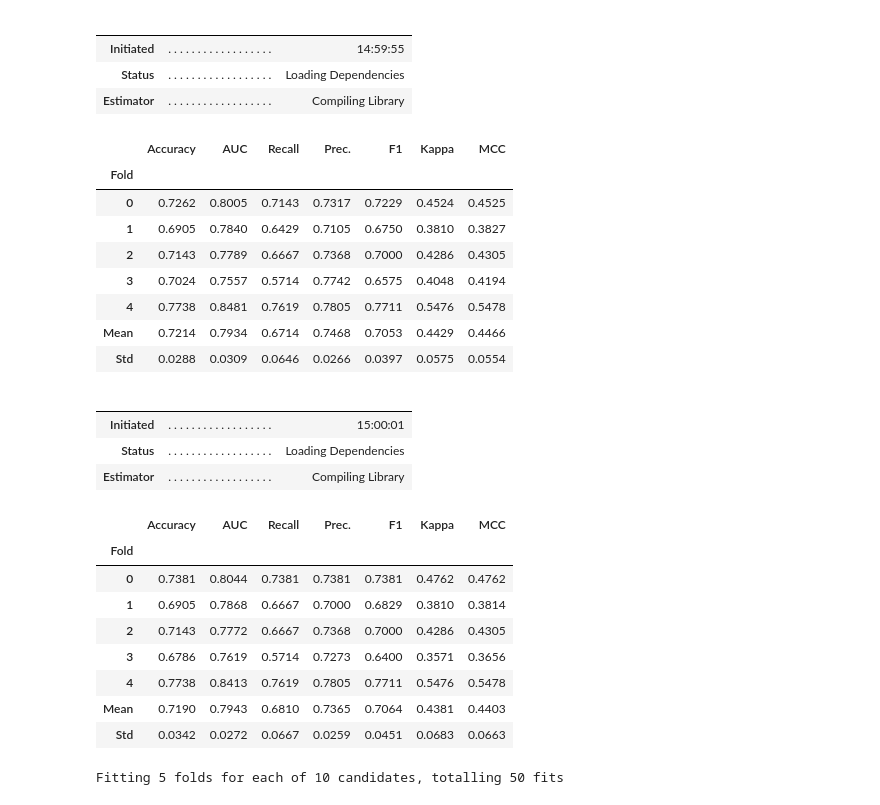
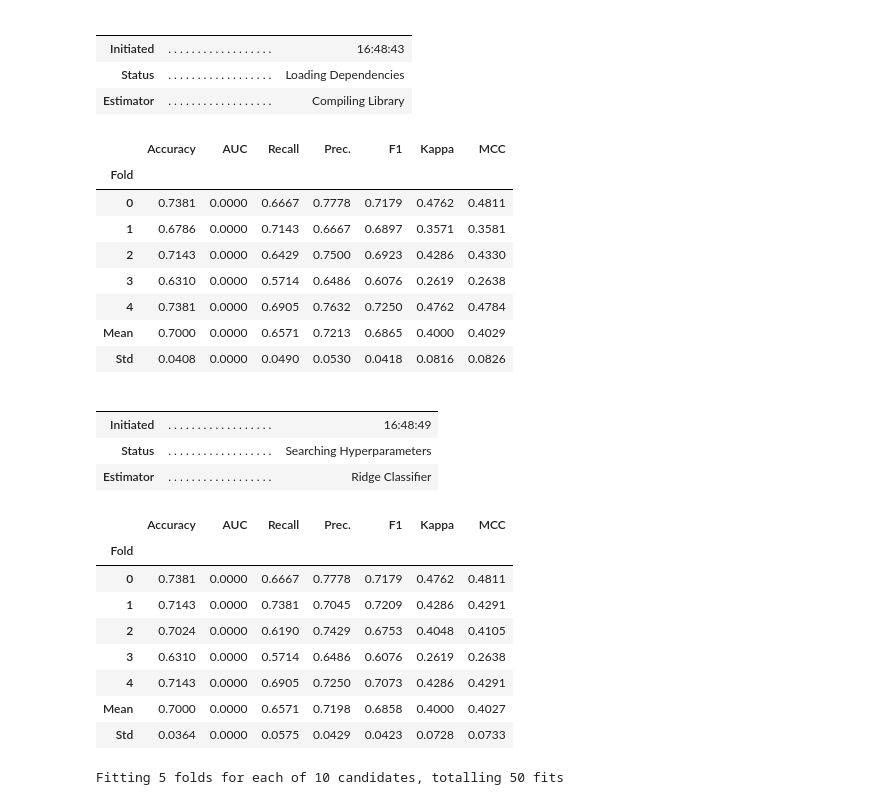
Before and after one commit to abilcode/satria-data-23, a Jupyter notebook: iter2.ipynb, the cells around one changed output. Saved outputs shown, nothing was run; the diff lists cells and outputs as text; code cells hidden in the pictures.

```diff
--- a/iter2.ipynb
+++ b/iter2.ipynb
@@ -1,5 +1,6 @@
 # %%
 import pandas as pd
+pd.set_option('display.max_columns', 100)
 import numpy as np
 import matplotlib.pyplot as plt
 import seaborn as sns
@@ -68,34 +100,34 @@ exp_name
 <pycaret.classification.oop.ClassificationExperiment at 0x...>
 # %%
-lr = create_model('lr')
+lr = create_model('ridge')
 tuned_lr = tune_model(lr)
 # %% [output]
 |  |  |  |
 |  |  |  |
-| Initiated | . . . . . . . . . . . . . . . . . . | 14:59:55 |
+| Initiated | . . . . . . . . . . . . . . . . . . | 16:48:43 |
 | Status | . . . . . . . . . . . . . . . . . . | Loading Dependencies |
 | Estimator | . . . . . . . . . . . . . . . . . . | Compiling Library |
 |  | Accuracy | AUC | Recall | Prec. | F1 | Kappa | MCC |
 | Fold |  |  |  |  |  |  |  |
-| 0 | 0.7262 | 0.8005 | 0.7143 | 0.7317 | 0.7229 | 0.4524 | 0.4525 |
-| 1 | 0.6905 | 0.7840 | 0.6429 | 0.7105 | 0.6750 | 0.3810 | 0.3827 |
-| 2 | 0.7143 | 0.7789 | 0.6667 | 0.7368 | 0.7000 | 0.4286 | 0.4305 |
-| 3 | 0.7024 | 0.7557 | 0.5714 | 0.7742 | 0.6575 | 0.4048 | 0.4194 |
-| 4 | 0.7738 | 0.8481 | 0.7619 | 0.7805 | 0.7711 | 0.5476 | 0.5478 |
-| Mean | 0.7214 | 0.7934 | 0.6714 | 0.7468 | 0.7053 | 0.4429 | 0.4466 |
-| Std | 0.0288 | 0.0309 | 0.0646 | 0.0266 | 0.0397 | 0.0575 | 0.0554 |
+| 0 | 0.7381 | 0.0000 | 0.6667 | 0.7778 | 0.7179 | 0.4762 | 0.4811 |
+| 1 | 0.6786 | 0.0000 | 0.7143 | 0.6667 | 0.6897 | 0.3571 | 0.3581 |
+| 2 | 0.7143 | 0.0000 | 0.6429 | 0.7500 | 0.6923 | 0.4286 | 0.4330 |
+| 3 | 0.6310 | 0.0000 | 0.5714 | 0.6486 | 0.6076 | 0.2619 | 0.2638 |
+| 4 | 0.7381 | 0.0000 | 0.6905 | 0.7632 | 0.7250 | 0.4762 | 0.4784 |
+| Mean | 0.7000 | 0.0000 | 0.6571 | 0.7213 | 0.6865 | 0.4000 | 0.4029 |
+| Std | 0.0408 | 0.0000 | 0.0490 | 0.0530 | 0.0418 | 0.0816 | 0.0826 |
 |  |  |  |
 |  |  |  |
-| Initiated | . . . . . . . . . . . . . . . . . . | 15:00:01 |
-| Status | . . . . . . . . . . . . . . . . . . | Loading Dependencies |
-| Estimator | . . . . . . . . . . . . . . . . . . | Compiling Library |
+| Initiated | . . . . . . . . . . . . . . . . . . | 16:48:49 |
+| Status | . . . . . . . . . . . . . . . . . . | Searching Hyperparameters |
+| Estimator | . . . . . . . . . . . . . . . . . . | Ridge Classifier |
 |  | Accuracy | AUC | Recall | Prec. | F1 | Kappa | MCC |
 | Fold |  |  |  |  |  |  |  |
-| 0 | 0.7381 | 0.8044 | 0.7381 | 0.7381 | 0.7381 | 0.4762 | 0.4762 |
-| 1 | 0.6905 | 0.7868 | 0.6667 | 0.7000 | 0.6829 | 0.3810 | 0.3814 |
-| 2 | 0.7143 | 0.7772 | 0.6667 | 0.7368 | 0.7000 | 0.4286 | 0.4305 |
-| 3 | 0.6786 | 0.7619 | 0.5714 | 0.7273 | 0.6400 | 0.3571 | 0.3656 |
-| 4 | 0.7738 | 0.8413 | 0.7619 | 0.7805 | 0.7711 | 0.5476 | 0.5478 |
-| Mean | 0.7190 | 0.7943 | 0.6810 | 0.7365 | 0.7064 | 0.4381 | 0.4403 |
-| Std | 0.0342 | 0.0272 | 0.0667 | 0.0259 | 0.0451 | 0.0683 | 0.0663 |
+| 0 | 0.7381 | 0.0000 | 0.6667 | 0.7778 | 0.7179 | 0.4762 | 0.4811 |
+| 1 | 0.7143 | 0.0000 | 0.7381 | 0.7045 | 0.7209 | 0.4286 | 0.4291 |
+| 2 | 0.7024 | 0.0000 | 0.6190 | 0.7429 | 0.6753 | 0.4048 | 0.4105 |
+| 3 | 0.6310 | 0.0000 | 0.5714 | 0.6486 | 0.6076 | 0.2619 | 0.2638 |
+| 4 | 0.7143 | 0.0000 | 0.6905 | 0.7250 | 0.7073 | 0.4286 | 0.4291 |
+| Mean | 0.7000 | 0.0000 | 0.6571 | 0.7198 | 0.6858 | 0.4000 | 0.4027 |
+| Std | 0.0364 | 0.0000 | 0.0575 | 0.0429 | 0.0423 | 0.0728 | 0.0733 |
 Fitting 5 folds for each of 10 candidates, totalling 50 fits
```
Also changed, not shown: parts of 16 cells of this notebook, 7 other files.
